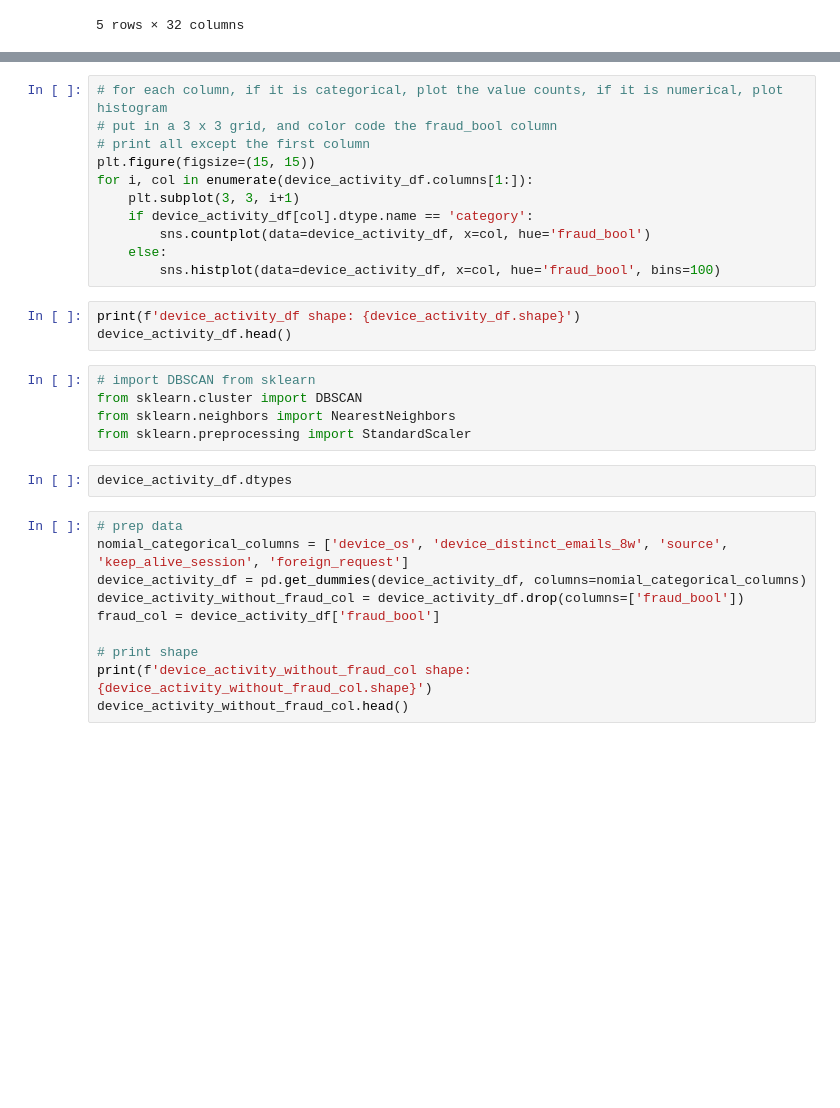
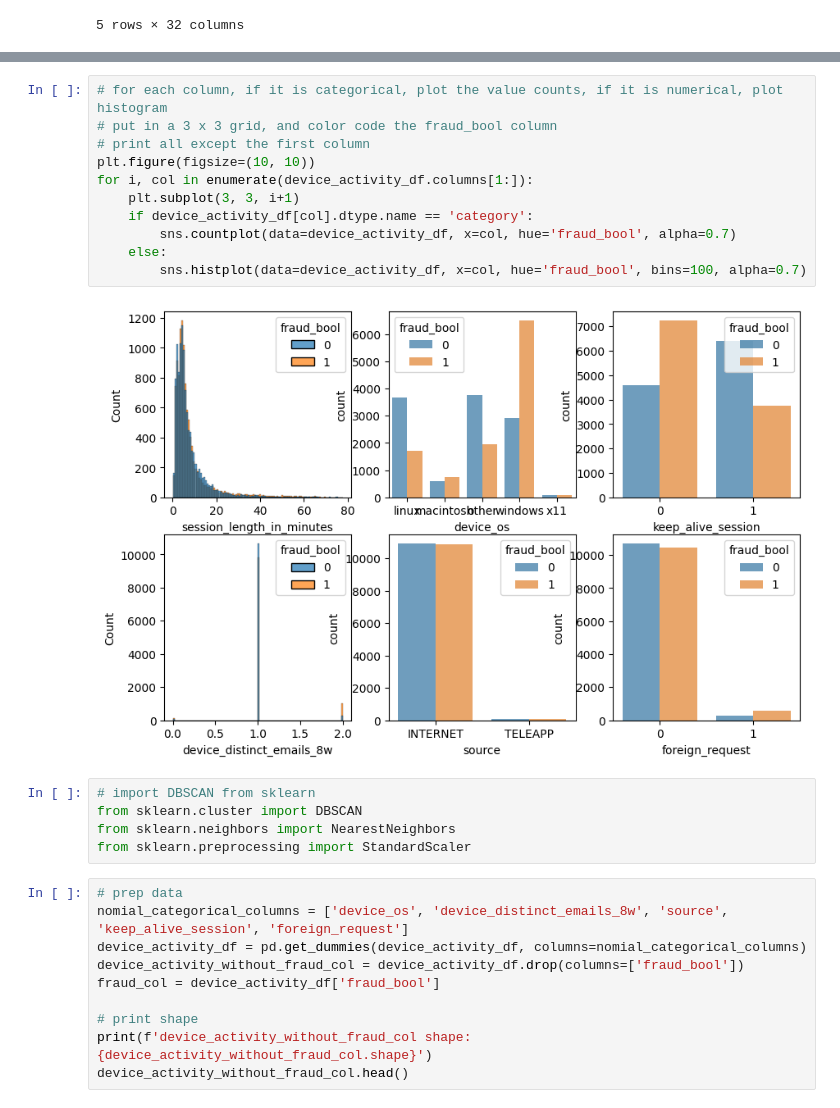
Before and after one commit to kclzl-nus/Detect-Fraudulent-Bank-Accounts, a Jupyter notebook: notebooks/1.0-kclzl_1_5_undersampling_analysis.ipynb, the cells around one changed output, grey strips where cells are left out. Drawn from its saved outputs; the diff is of its cells as text; blank space fills up the shorter version.

```diff
--- a/notebooks/1.0-kclzl_1_5_undersampling_analysis.ipynb
+++ b/notebooks/1.0-kclzl_1_5_undersampling_analysis.ipynb
@@ -162,24 +135,21 @@ device_activity_df.shape
 # %%
 # for each column, if it is categorical, plot the value counts, if it is numerical, plot histogram
 # put in a 3 x 3 grid, and color code the fraud_bool column
 # print all except the first column
-plt.figure(figsize=(15, 15))
+plt.figure(figsize=(10, 10))
 for i, col in enumerate(device_activity_df.columns[1:]):
     plt.subplot(3, 3, i+1)
     if device_activity_df[col].dtype.name == 'category':
-        sns.countplot(data=device_activity_df, x=col, hue='fraud_bool')
+        sns.countplot(data=device_activity_df, x=col, hue='fraud_bool', alpha=0.7)
     else:
-        sns.histplot(data=device_activity_df, x=col, hue='fraud_bool', bins=100)
+        sns.histplot(data=device_activity_df, x=col, hue='fraud_bool', bins=100, alpha=0.7)
+# %% [output]
+[figure, added]
-# %%
-print(f'device_activity_df shape: {device_activity_df.shape}')
-device_activity_df.head()
 # %%
 # import DBSCAN from sklearn
 from sklearn.cluster import DBSCAN
 from sklearn.neighbors import NearestNeighbors
 from sklearn.preprocessing import StandardScaler
-# %%
-device_activity_df.dtypes
 # %%
 # prep data
 nomial_categorical_columns = ['device_os', 'device_distinct_emails_8w', 'source', 'keep_alive_session', 'foreign_request']
```
Also changed, not shown: parts of 40 cells of this notebook, 1 other file.
